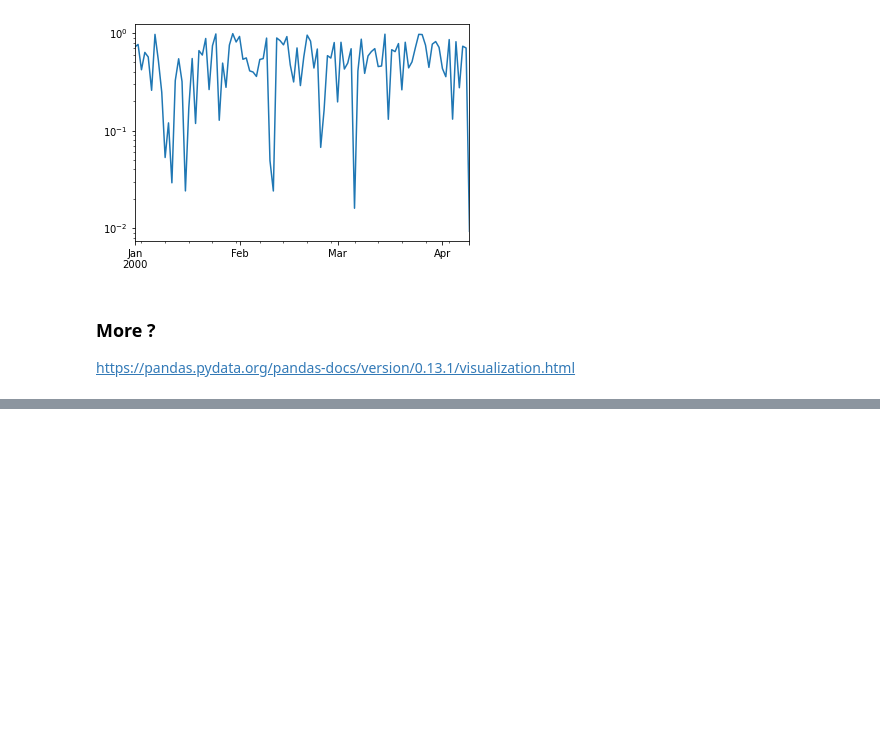
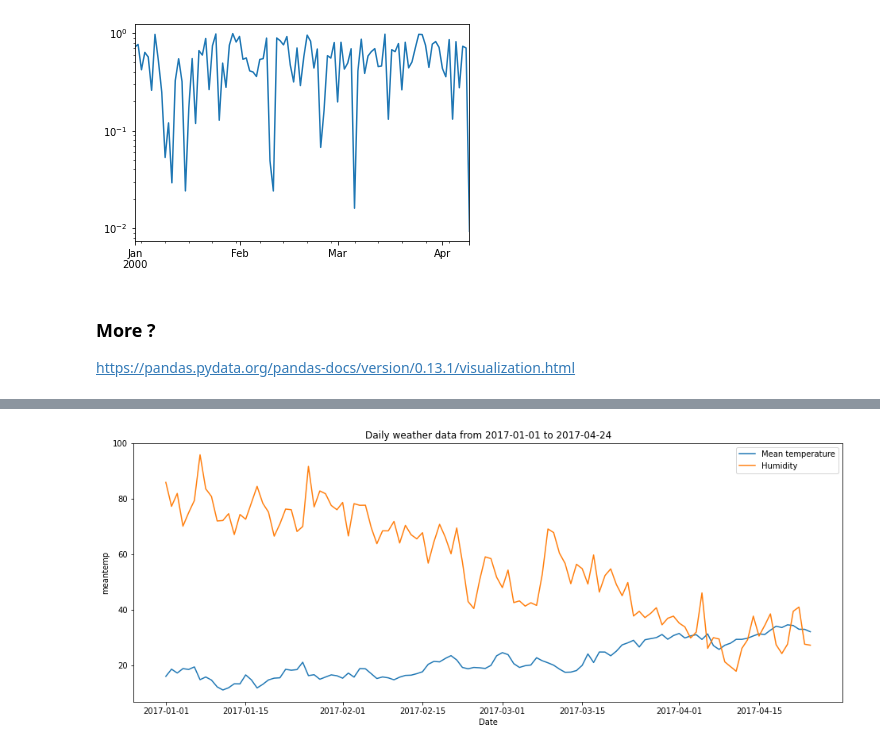
Before and after one commit to malkaguillot/ECON2206-Data-Management-2022, a Jupyter notebook: practice/2-intro-pandas/Visualization.ipynb, the cells around one changed output, grey strips where cells are left out. Saved outputs shown, nothing was run; the diff lists cells and outputs as text; code cells hidden in the pictures; blank space fills up the shorter version.

```diff
--- a/practice/2-intro-pandas/Visualization.ipynb
+++ b/practice/2-intro-pandas/Visualization.ipynb
@@ -174,0 +211,12 @@ https://pandas.pydata.org/pandas-docs/version/0.13.1/visualization.html
+# %%
+plt.figure(figsize=(16,6))
+
+plt.title("Daily weather data from 2017-01-01 to 2017-04-24")
+
+sns.lineplot(data=climate_data.meantemp, label="Mean temperature")
+
+sns.lineplot(data=climate_data.humidity, label="Humidity")
+
+plt.xlabel("Date");
+# %% [output]
+[figure, added]
```
Also changed, not shown: parts of 19 cells of this notebook, 8 other files.
